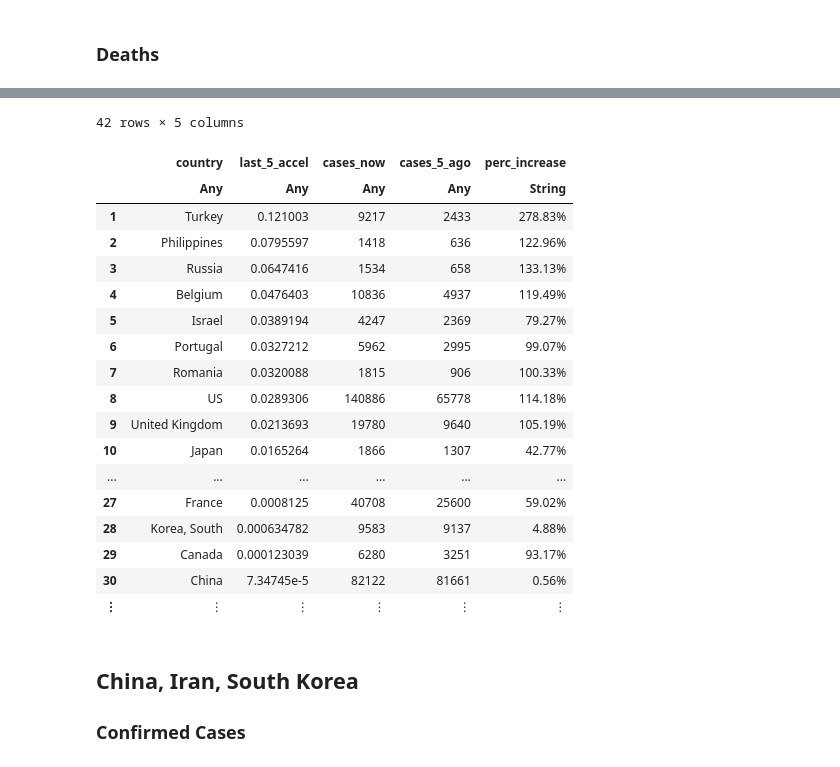
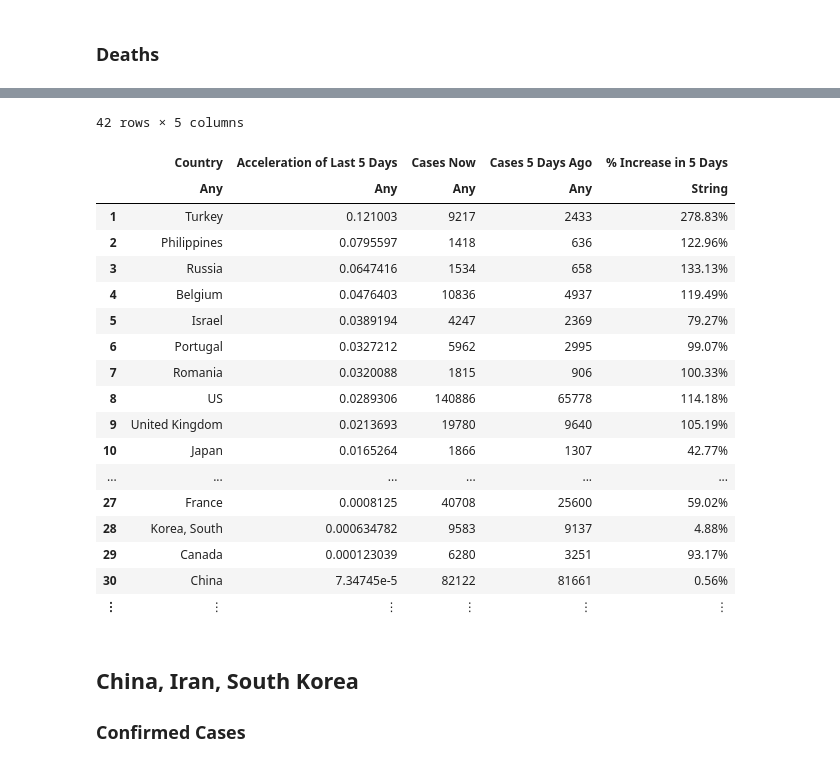
Before and after one commit to dhopp1/COVID-19-status-reports, a Jupyter notebook: COVID-19 Status Report.ipynb, the cells around one changed output, grey strips where cells are left out. Cells and saved outputs as stored; diff of their text form; code cells hidden in the pictures.

Commit message:
Minor formatting changes for acceleration, add update.sh for easy updating

```diff
--- a/corona.ipynb
+++ b/COVID-19 Status Report.ipynb
@@ -218,26 +222,26 @@ fig
 # %%
 countries = unique(all_country_data.country)
 acceleration = []
 cases_5_ago = []
 cases_now = []
 for country in countries
     metric = mean(all_country_data[all_country_data.country .== country, :acceleration_cases][end-4:end])
     metric /= all_country_data[all_country_data.country .== country, :confirmed][end-4]
     if isnan(metric)
         metric = 0
     end
     push!(acceleration, metric)
     push!(cases_5_ago, all_country_data[all_country_data.country .== country, :confirmed][end-4])
     push!(cases_now, all_country_data[all_country_data.country .== country, :confirmed][end])
 end
 last_5 = rename!(DataFrame([countries, acceleration, cases_now, cases_5_ago]), [:country, :last_5_accel, :cases_now, :cases_5_ago])
 last_5[!, :perc_increase] = last_5.cases_now ./ last_5.cases_5_ago .- 1
 tmp = sort(last_5[(last_5.cases_5_ago .> 20) .& (last_5.cases_now .> 1000), :], order(:last_5_accel, rev=true))
 tmp[!, :perc_increase] = string.(round.(tmp.perc_increase .* 100, digits=2)) .* "%"
-tmp
+rename!(tmp, [:Country, Symbol("Acceleration of Last 5 Days"), Symbol("Cases Now"), Symbol("Cases 5 Days Ago"), Symbol("% Increase in 5 Days")])
 # %% [output]
 42 rows × 5 columns
-|  | country | last_5_accel | cases_now | cases_5_ago | perc_increase |
+|  | Country | Acceleration of Last 5 Days | Cases Now | Cases 5 Days Ago | % Increase in 5 Days |
 |  | Any | Any | Any | Any | String |
 | 1 | Turkey | 0.121003 | 9217 | 2433 | 278.83% |
 | 2 | Philippines | 0.0795597 | 1418 | 636 | 122.96% |
```
Also changed, not shown: parts of 5 cells of this notebook, 3 other files.
